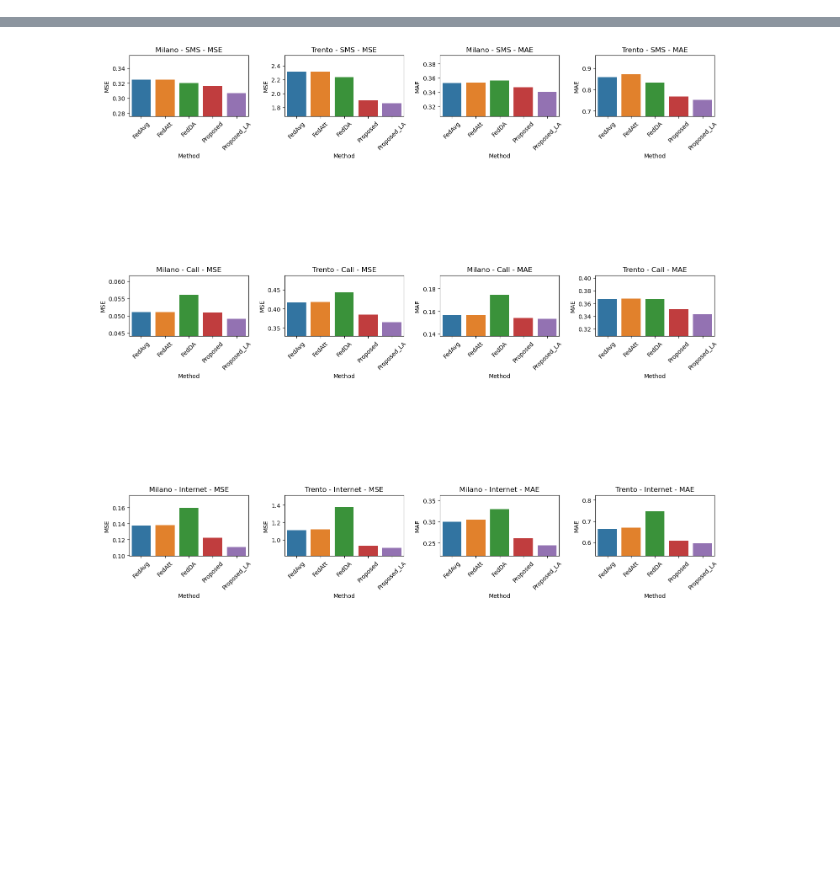
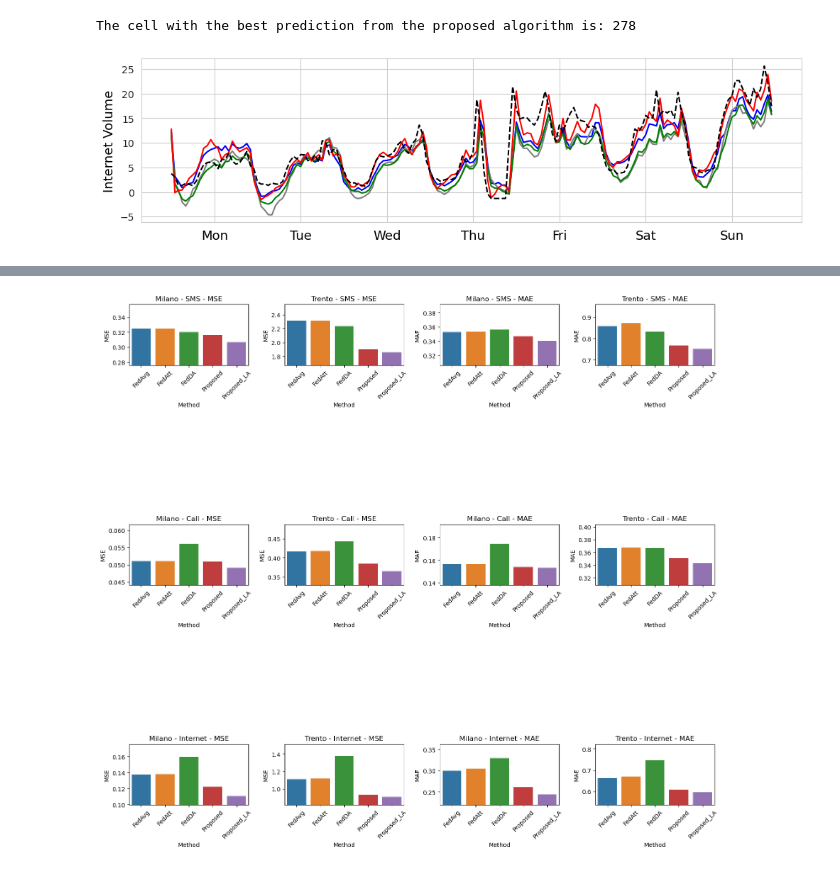
Before and after one commit to Seungyeol2/FL_LTSF, a Jupyter notebook: performance_eval.ipynb, the cells around one changed output, grey strips where cells are left out. Saved outputs shown, nothing was run; the diff lists cells and outputs as text; code cells hidden in the pictures; blank space fills up the shorter version.

```diff
--- a/performance_eval.ipynb
+++ b/performance_eval.ipynb
@@ -43,0 +24,71 @@ Index(['35', '157', '214', '370', '383', '436', '484', '495', '504', '521',
+# %%
+# Find Best Cell
+
+
+#Load Data
+turth_loaded = pd.read_csv('[FedDA] File:trento.h5_Type:net_MSE:1.3762_MAE:0.7479_truth.csv')
+FedAtt_df_pred_loaded = pd.read_csv('[FedAtt] File:trento.h5_Type:net_MSE:1.1193_MAE:0.6693_predictions.csv')
+FedAvg_df_pred_loaded = pd.read_csv('[FedAvg] File:trento.h5_Type:net_MSE:1.1075_MAE:0.6643_predictions.csv')
+FedDA_df_pred_loaded = pd.read_csv('[FedDA] File:trento.h5_Type:net_MSE:1.3762_MAE:0.7479_predictions.csv')
+Proposed_df_pred_loaded = pd.read_csv('[proposed] File_trento.h5_Type_net_MSE_0.9040_MAE_0.5962_predictions.csv')
+
+# 각 cell에 대한 proposed 예측의 MAE 계산
+mae_values = (Proposed_df_pred_loaded - turth_loaded).abs().mean()
+
+# 가장 작은 MAE 값을 가진 cell 찾기
+best_cell = mae_values.idxmin()
+
+print(f"The cell with the best prediction from the proposed algorithm is: {best_cell}")
+# %% [output]
+The cell with the best prediction from the proposed algorithm is: 278
+# %%
+# Trento[Net]
+
+#Load Data
+turth_loaded = pd.read_csv('[FedDA] File:trento.h5_Type:net_MSE:1.3762_MAE:0.7479_truth.csv')
+FedAtt_df_pred_loaded = pd.read_csv('[FedAtt] File:trento.h5_Type:net_MSE:1.1193_MAE:0.6693_predictions.csv')
+FedAvg_df_pred_loaded = pd.read_csv('[FedAvg] File:trento.h5_Type:net_MSE:1.1075_MAE:0.6643_predictions.csv')
+FedDA_df_pred_loaded = pd.read_csv('[FedDA] File:trento.h5_Type:net_MSE:1.3762_MAE:0.7479_predictions.csv')
+Proposed_df_pred_loaded = pd.read_csv('[proposed] File_trento.h5_Type_net_MSE_0.9040_MAE_0.5962_predictions.csv')
+
+cell = 8319
+
+# 2. 각 알고리즘의 예측값 추출
+FedAvg_pred = FedAvg_df_pred_loaded[str(cell)]
+FedAtt_pred = FedAtt_df_pred_loaded[str(cell)]
+FedDA_pred = FedDA_df_pred_loaded[str(cell)]
+Proposed_pred = Proposed_df_pred_loaded[str(cell)]
+truth_values = turth_loaded[str(cell)]  # 모든 알고리즘의 실제값은 동일하므로 하나만 사용
+
+
+# 스케일링 요소 설정
+k = 50
+
+# 두 예측값의 중간값 계산
+mid_values = (FedAvg_pred + FedAtt_pred) / 2
+
+# 중간값으로부터의 각 예측값의 차이에 스케일링 요소를 곱하여 새로운 예측값 계산
+scaled_FedAvg_pred = mid_values + k * (FedAvg_pred - mid_values)
+scaled_FedAtt_pred = mid_values + k * (FedAtt_pred - mid_values)
+
+# 3. 추출한 예측값들을 시각화하고 비교
+import matplotlib.pyplot as plt
+
+plt.figure(figsize=(12, 3))
+plt.plot(scaled_FedAvg_pred, label='FedAvg', color='blue')
+plt.plot(scaled_FedAtt_pred, label='FedAtt', color='gray')
+plt.plot(FedDA_pred, label='FedDA', color='green')
+plt.plot(Proposed_pred, label='Proposed', color='red')
+plt.plot(truth_values, label='Ground Truth', color='black', linestyle='dashed')
+
+# 요일로 x축 레이블 설정
+days = ['Mon', 'Tue', 'Wed', 'Thu', 'Fri', 'Sat', 'Sun']
+num_data_points_per_day = len(scaled_FedAvg_pred) // 7
+xticks_positions = [num_data_points_per_day * (i + 0.5) for i in range(7)]
+plt.xticks(xticks_positions, days, fontsize=13, color='black')
+
+plt.ylabel('Internet Volume', fontsize=13, color='black')
+plt.grid(True)
+plt.show()
+# %% [output]
+[figure, added]
```
Also changed, not shown: parts of 12 cells of this notebook, 2 other files.
